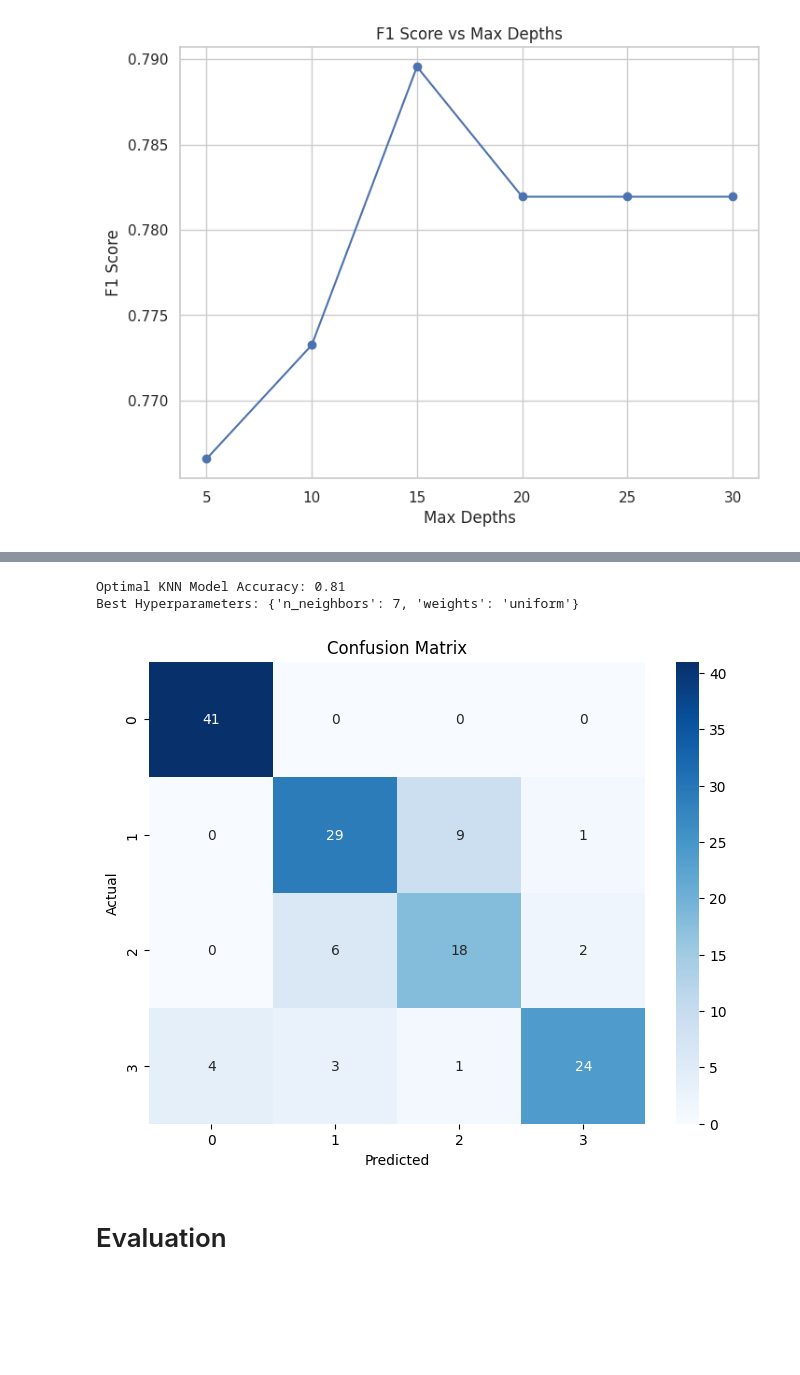
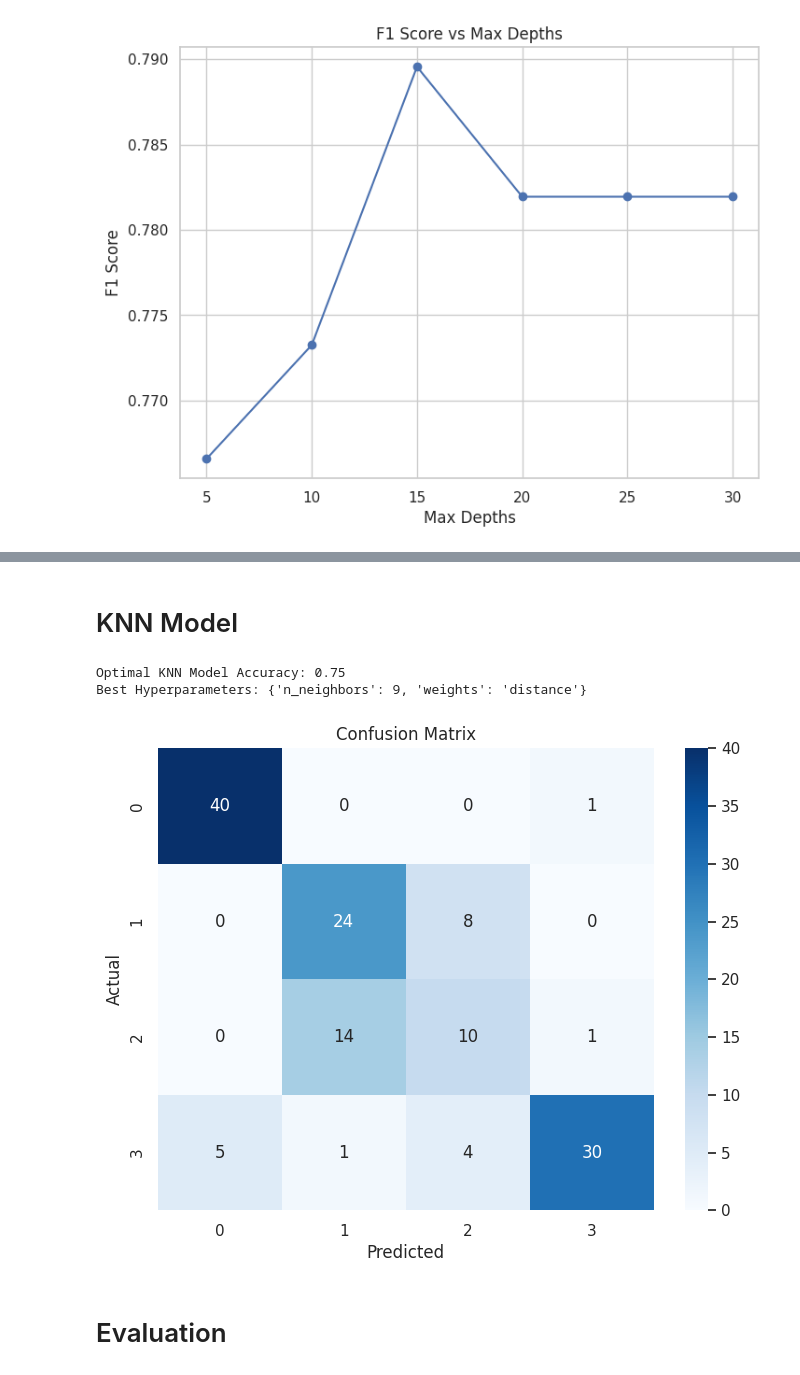
Before and after one commit to HalaShawky/Music-Mood-Prediction, a Jupyter notebook: Music-Mood-Code.ipynb, the cells around one changed output, grey strips where cells are left out. Cells and saved outputs as stored; diff of their text form; code cells hidden in the pictures; blank space fills up the shorter version.

```diff
--- a/Music-Mood-Code.ipynb
+++ b/Music-Mood-Code.ipynb
@@ -383,17 +383,12 @@ plt.show()
+# %% [markdown]
+# KNN Model
 # %%
-import pandas as pd
-import seaborn as sns
-import matplotlib.pyplot as plt
-from sklearn.model_selection import train_test_split
-from sklearn.neighbors import KNeighborsClassifier
-from sklearn.metrics import accuracy_score, confusion_matrix
-from sklearn.preprocessing import StandardScaler
-from sklearn.model_selection import GridSearchCV
+X_train1, X_test1, y_train1, y_test1 = train_test_split(features, target, test_size=0.2, random_state=42)
 
 # Standardize the features (important for KNN)
 scaler = StandardScaler()
-X_train_scaled = scaler.fit_transform(X_train)
-X_test_scaled = scaler.transform(X_test)
+X_train_scaled = scaler.fit_transform(X_train1)
+X_test_scaled = scaler.transform(X_test1)
 
 # Create a KNN classifier
 knn_classifier = KNeighborsClassifier()
@@ -403,32 +398,32 @@ param_grid = {'n_neighbors': [3, 5, 7, 9], 'weights': ['uniform', 'distance']}
 
 # Use GridSearchCV to find the best hyperparameters
 grid_search = GridSearchCV(knn_classifier, param_grid, cv=5, scoring='accuracy')
-grid_search.fit(X_train_scaled, y_train)
+grid_search.fit(X_train_scaled, y_train1)
 
 # Get the best model from the grid search
 best_knn_model = grid_search.best_estimator_
 
 # Make predictions on the test set
-y_pred = best_knn_model.predict(X_test_scaled)
+y_pred1 = best_knn_model.predict(X_test_scaled)
 
 # Evaluate the accuracy
-accuracy = accuracy_score(y_test, y_pred)
+accuracy = accuracy_score(y_test1, y_pred1)
 print(f"Optimal KNN Model Accuracy: {accuracy:.2f}")
 print("Best Hyperparameters:", grid_search.best_params_)
-
-# Create a confusion matrix
-conf_matrix = confusion_matrix(y_test, y_pred)
-
-# Create a heatmap of the confusion matrix
-plt.figure(figsize=(8, 6))
-sns.heatmap(conf_matrix, annot=True, fmt='d', cmap='Blues', xticklabels=best_knn_model.classes_, yticklabels=best_knn_model.classes_)
-plt.title('Confusion Matrix')
-plt.xlabel('Predicted')
-plt.ylabel('Actual')
-plt.show()
 # %% [output]
-Optimal KNN Model Accuracy: 0.81
-Best Hyperparameters: {'n_neighbors': 7, 'weights': 'uniform'}
+Optimal KNN Model Accuracy: 0.75
+Best Hyperparameters: {'n_neighbors': 9, 'weights': 'distance'}
-[figure, removed]
+# %%
+
+conf_matrix = confusion_matrix(y_test1, y_pred1)
+
+plt.figure(figsize=(8, 6))
+sns.heatmap(conf_matrix, annot=True, fmt='d', cmap='Blues', xticklabels=best_knn_model.classes_, yticklabels=best_knn_model.classes_)
+plt.title('Confusion Matrix')
+plt.xlabel('Predicted')
+plt.ylabel('Actual')
+plt.show()
+# %% [output]
+[figure, added]
 # %% [markdown]
 # Evaluation
```
Also changed, not shown: parts of 8 cells of this notebook.
